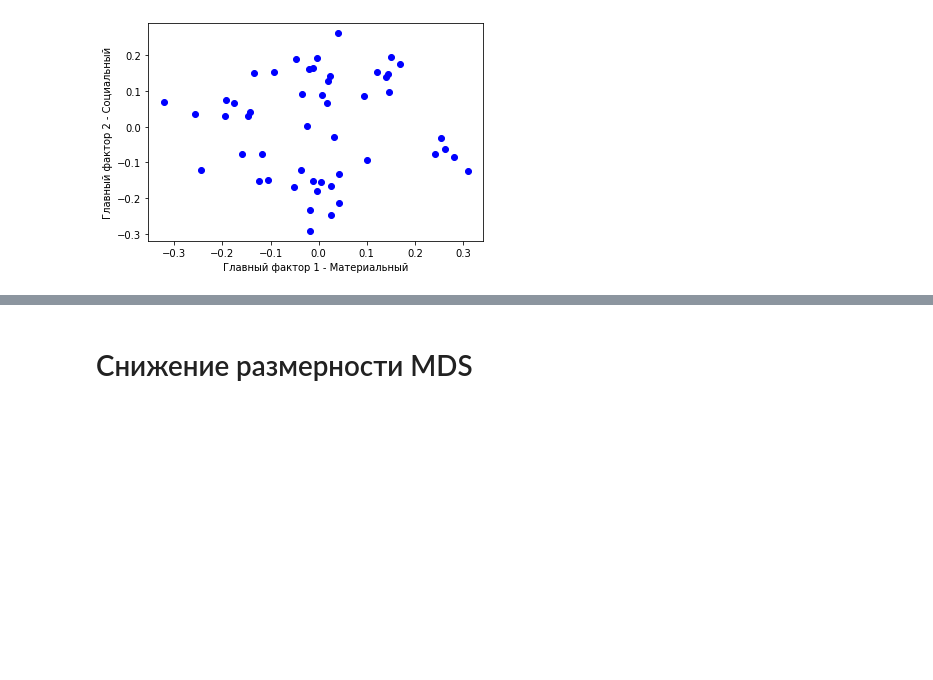
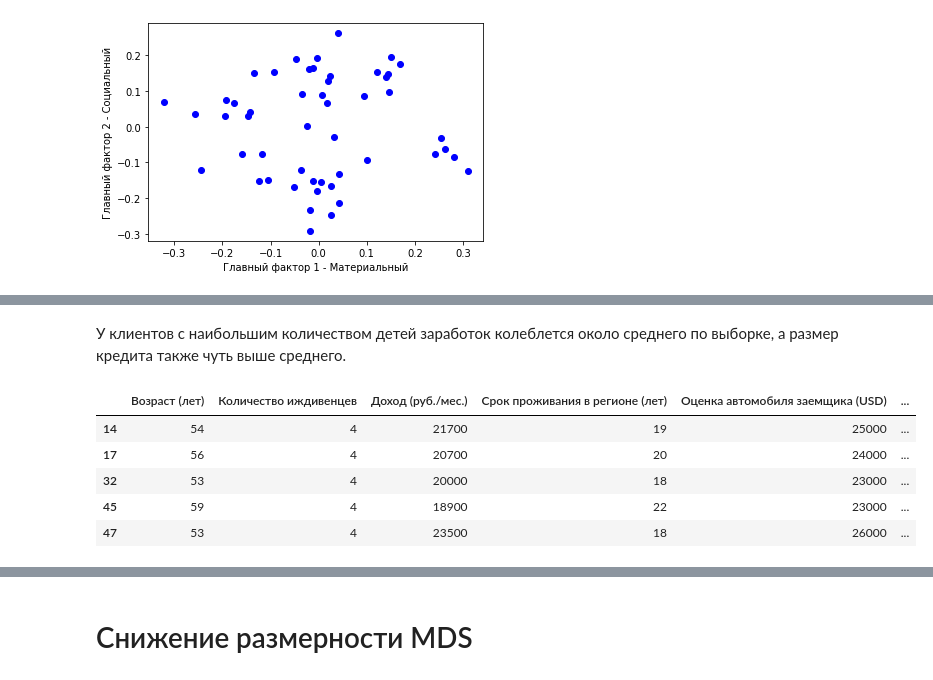
Before and after one commit to zozunin/classic-data-analysis-methods, a Jupyter notebook: DZ2_13.ipynb, the cells around one changed output, grey strips where cells are left out. Saved outputs shown, nothing was run; the diff lists cells and outputs as text; code cells hidden in the pictures; blank space fills up the shorter version.

```diff
--- a/DZ2_13.ipynb
+++ b/DZ2_13.ipynb
@@ -397,0 +410,11 @@ plt.show()
+# %% [markdown]
+У клиентов с наибольшим количеством детей заработок колеблется около среднего по выборке, а размер кредита также чуть выше среднего.
+# %%
+X[X['Количество иждивенцев']==4]
+# %% [output]
+|  | Возраст (лет) | Количество иждивенцев | Доход (руб./мес.) | Срок проживания в регионе (лет) | Оценка автомобиля заемщика (USD) | ... |
+| 14 | 54 | 4 | 21700 | 19 | 25000 | ... |
+| 17 | 56 | 4 | 20700 | 20 | 24000 | ... |
+| 32 | 53 | 4 | 20000 | 18 | 23000 | ... |
+| 45 | 59 | 4 | 18900 | 22 | 23000 | ... |
+| 47 | 53 | 4 | 23500 | 18 | 26000 | ... |
```
Also changed, not shown: parts of 10 cells of this notebook.
